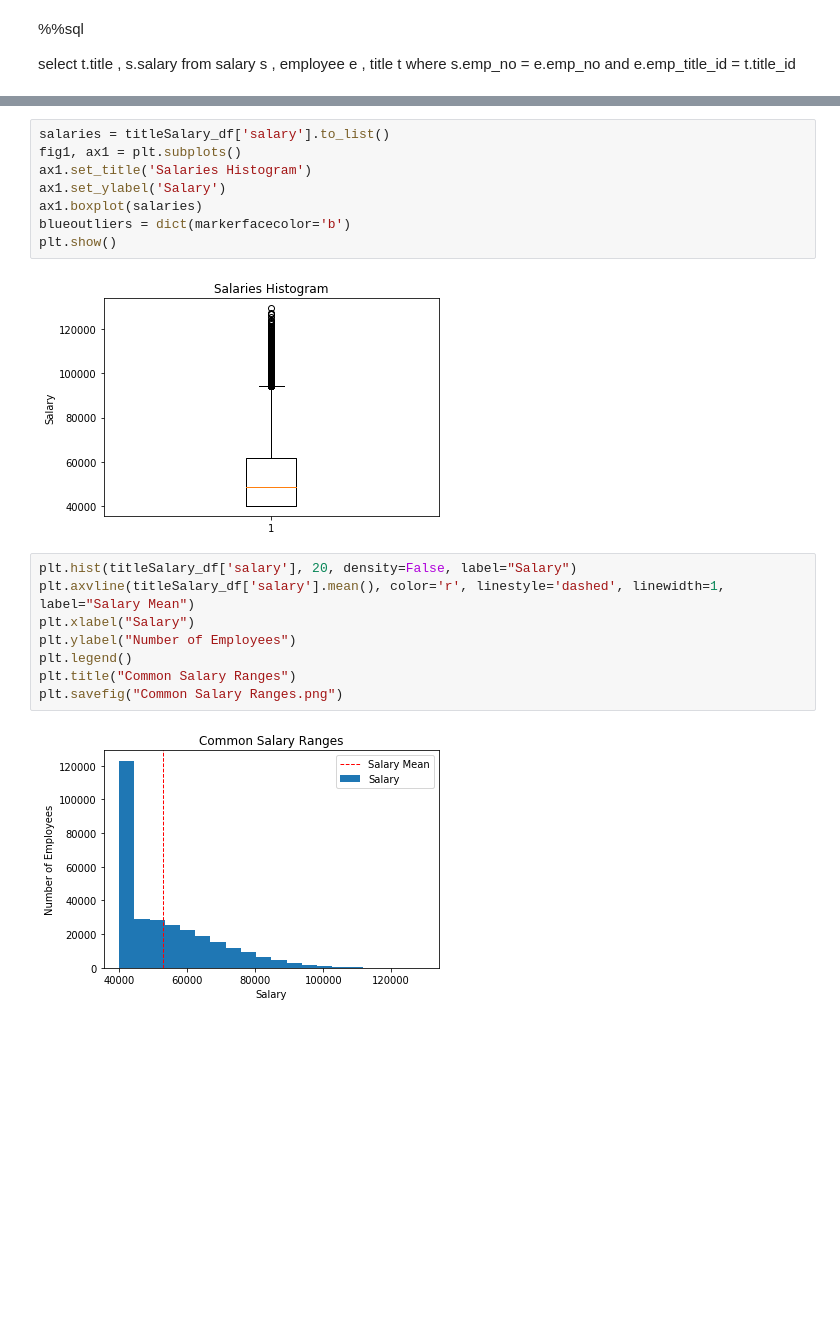
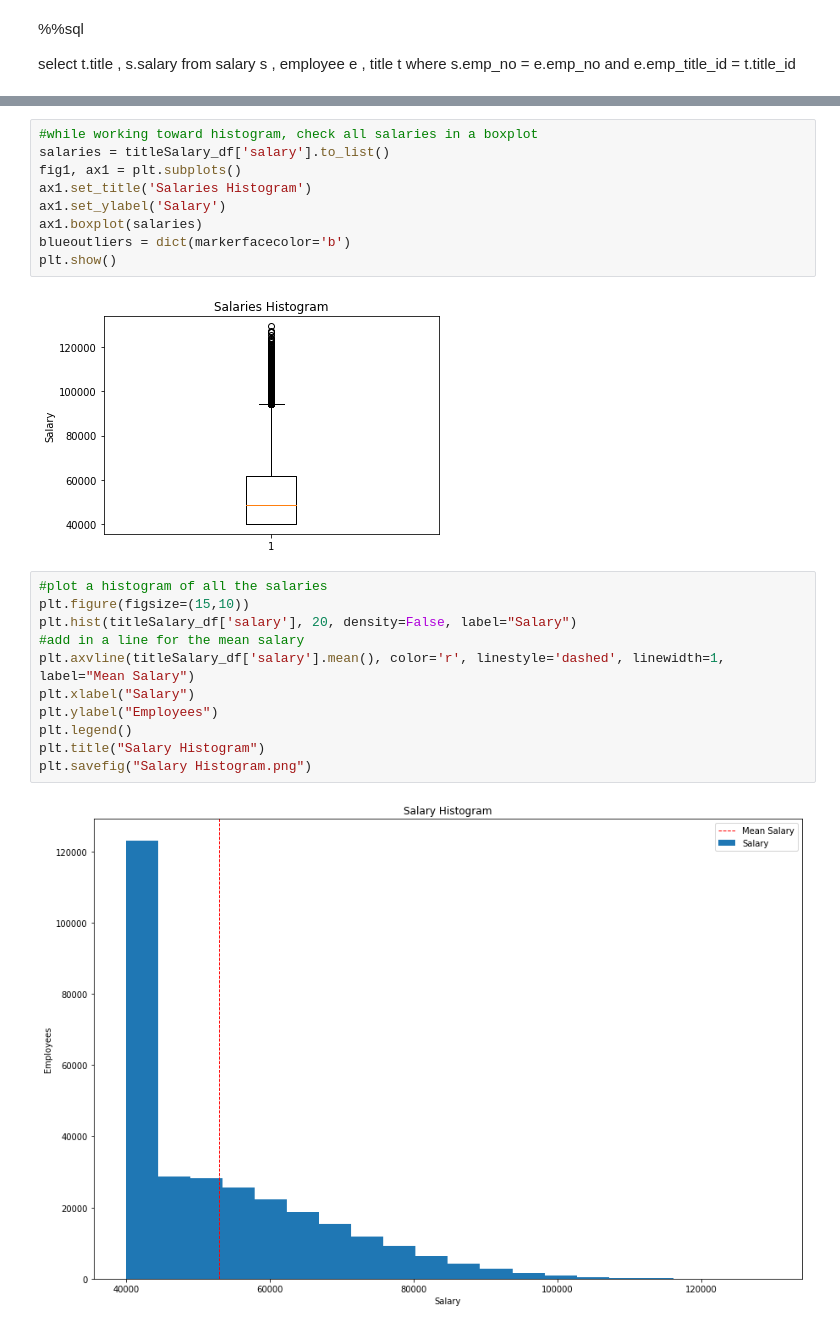
Before and after one commit to bbixby/sql-challenge, a Jupyter notebook: EmployeeSQL/EmployeeDB Analysis.ipynb, the cells around one changed output, grey strips where cells are left out. Saved outputs shown, nothing was run; the diff lists cells and outputs as text; blank space fills up the shorter version.

```diff
--- a/EmployeeSQL/EmployeeDB Analysis.ipynb
+++ b/EmployeeSQL/EmployeeDB Analysis.ipynb
@@ -44,6 +51,7 @@ titleSalary_df
 | 300023 | Senior Engineer | 40000 |
 300024 rows × 2 columns
 # %%
+#while working toward histogram, check all salaries in a boxplot
 salaries = titleSalary_df['salary'].to_list()
 fig1, ax1 = plt.subplots()
 ax1.set_title('Salaries Histogram')
@@ -54,13 +62,16 @@ plt.show()
 # %% [output]
 [figure]
 # %%
+#plot a histogram of all the salaries
+plt.figure(figsize=(15,10))
 plt.hist(titleSalary_df['salary'], 20, density=False, label="Salary")
-plt.axvline(titleSalary_df['salary'].mean(), color='r', linestyle='dashed', linewidth=1, label="Salary Mean")
+#add in a line for the mean salary
+plt.axvline(titleSalary_df['salary'].mean(), color='r', linestyle='dashed', linewidth=1, label="Mean Salary")
 plt.xlabel("Salary")
-plt.ylabel("Number of Employees")
+plt.ylabel("Employees")
 plt.legend()
-plt.title("Common Salary Ranges")
-plt.savefig("Common Salary Ranges.png")
+plt.title("Salary Histogram")
+plt.savefig("Salary Histogram.png")
 # %% [output]
-[figure, old version]
+[figure, new version]
 # %%
```
Also changed, not shown: parts of 8 cells of this notebook, 3 other files.
